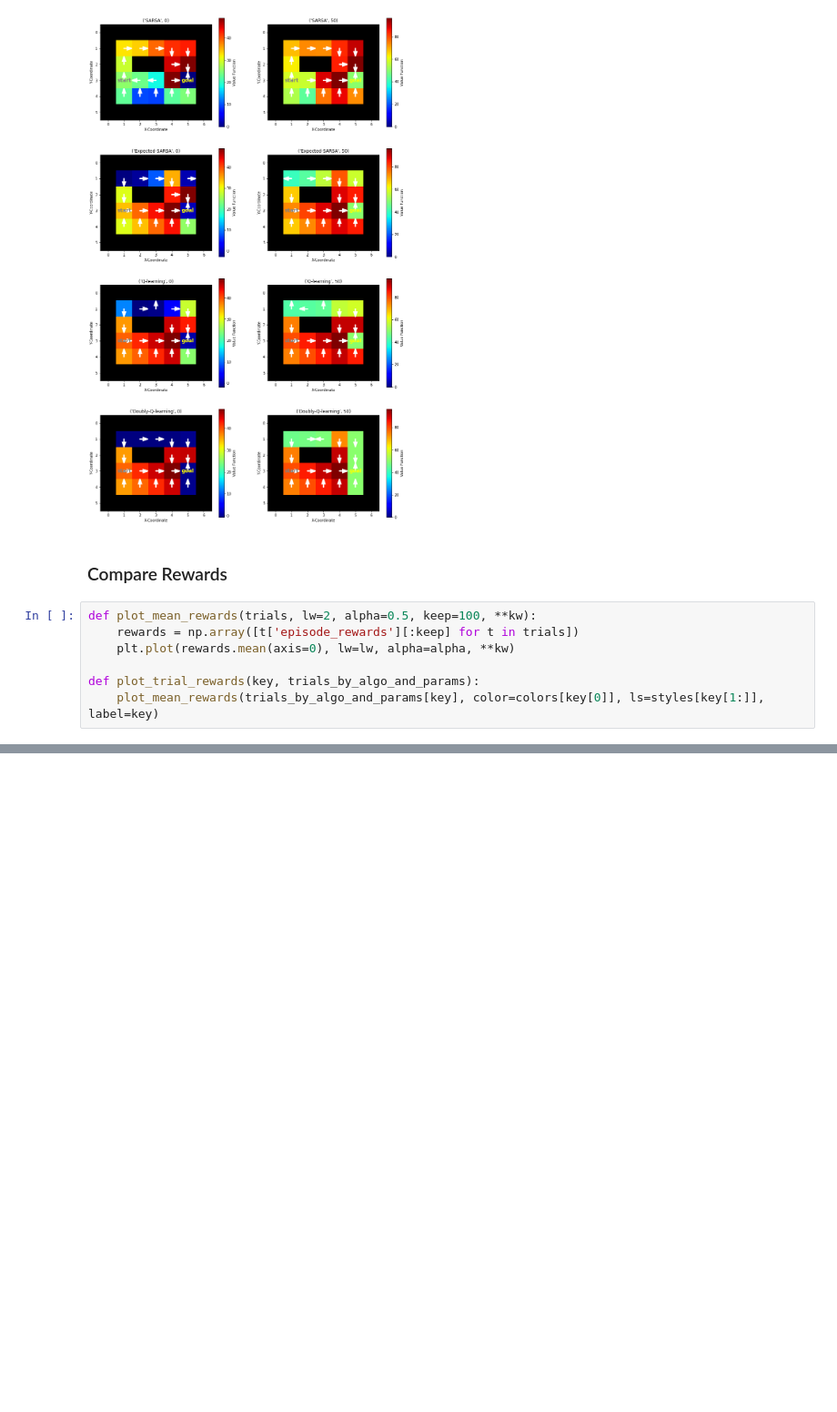
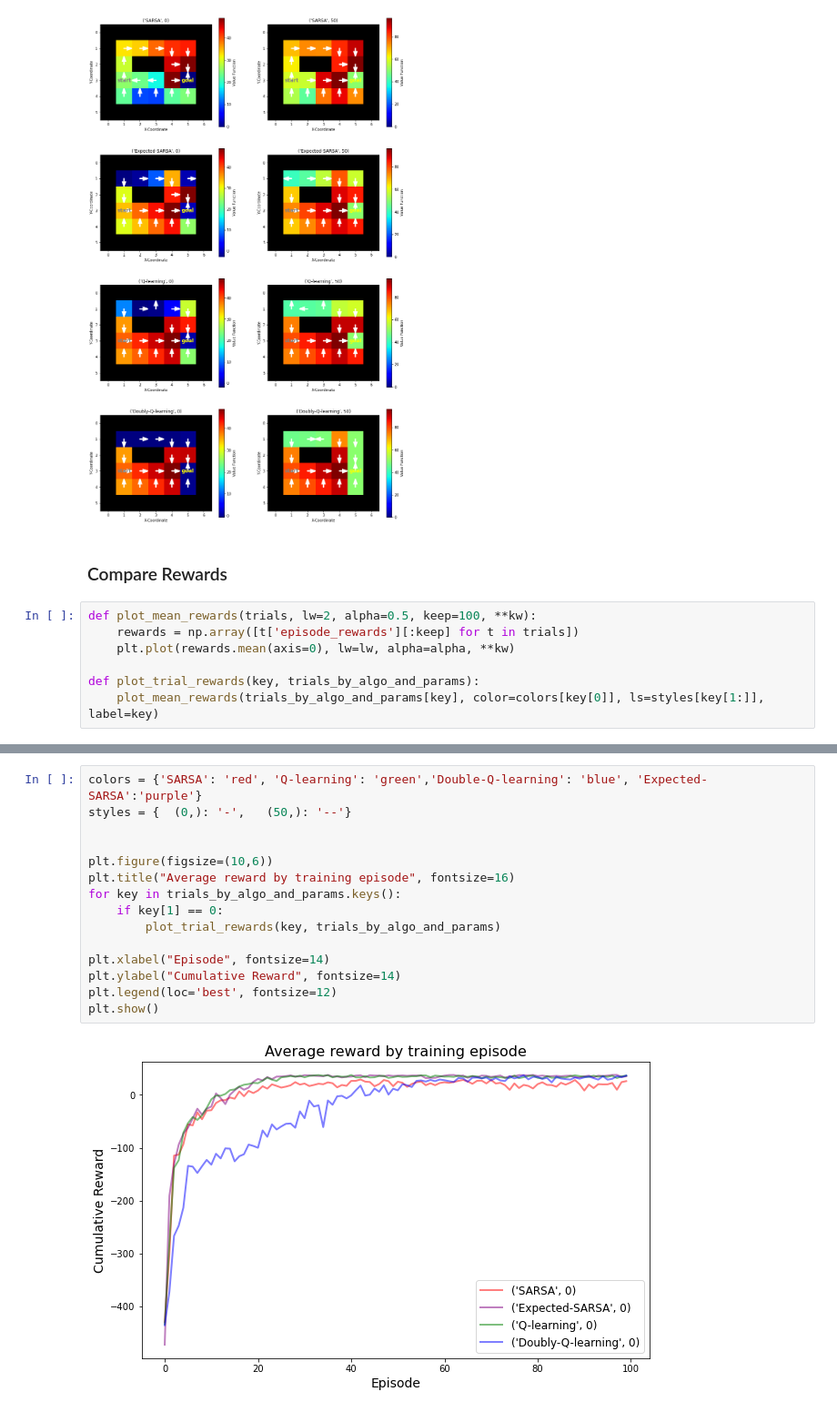
Before and after one commit to wijayajessica/AI_project, a Jupyter notebook: Evaluate Algorithm.ipynb, the cells around one changed output, grey strips where cells are left out. Shown at 91% size. Drawn from its saved outputs; the diff is of its cells as text; blank space fills up the shorter version.

```diff
--- a/Evaluate Algorithm.ipynb
+++ b/Evaluate Algorithm.ipynb
@@ -143,0 +228,17 @@ plt.show()
+# %%
+colors = {'SARSA': 'red', 'Q-learning': 'green','Double-Q-learning': 'blue', 'Expected-SARSA':'purple'}
+styles = {  (0,): '-',   (50,): '--'}
+
+
+plt.figure(figsize=(10,6))
+plt.title("Average reward by training episode", fontsize=16)
+for key in trials_by_algo_and_params.keys():
+    if key[1] == 0:
+        plot_trial_rewards(key, trials_by_algo_and_params)
+
+plt.xlabel("Episode", fontsize=14)
+plt.ylabel("Cumulative Reward", fontsize=14)
+plt.legend(loc='best', fontsize=12)
+plt.show()
+# %% [output]
+[figure, added]
```
Also changed, not shown: parts of 11 cells of this notebook.
